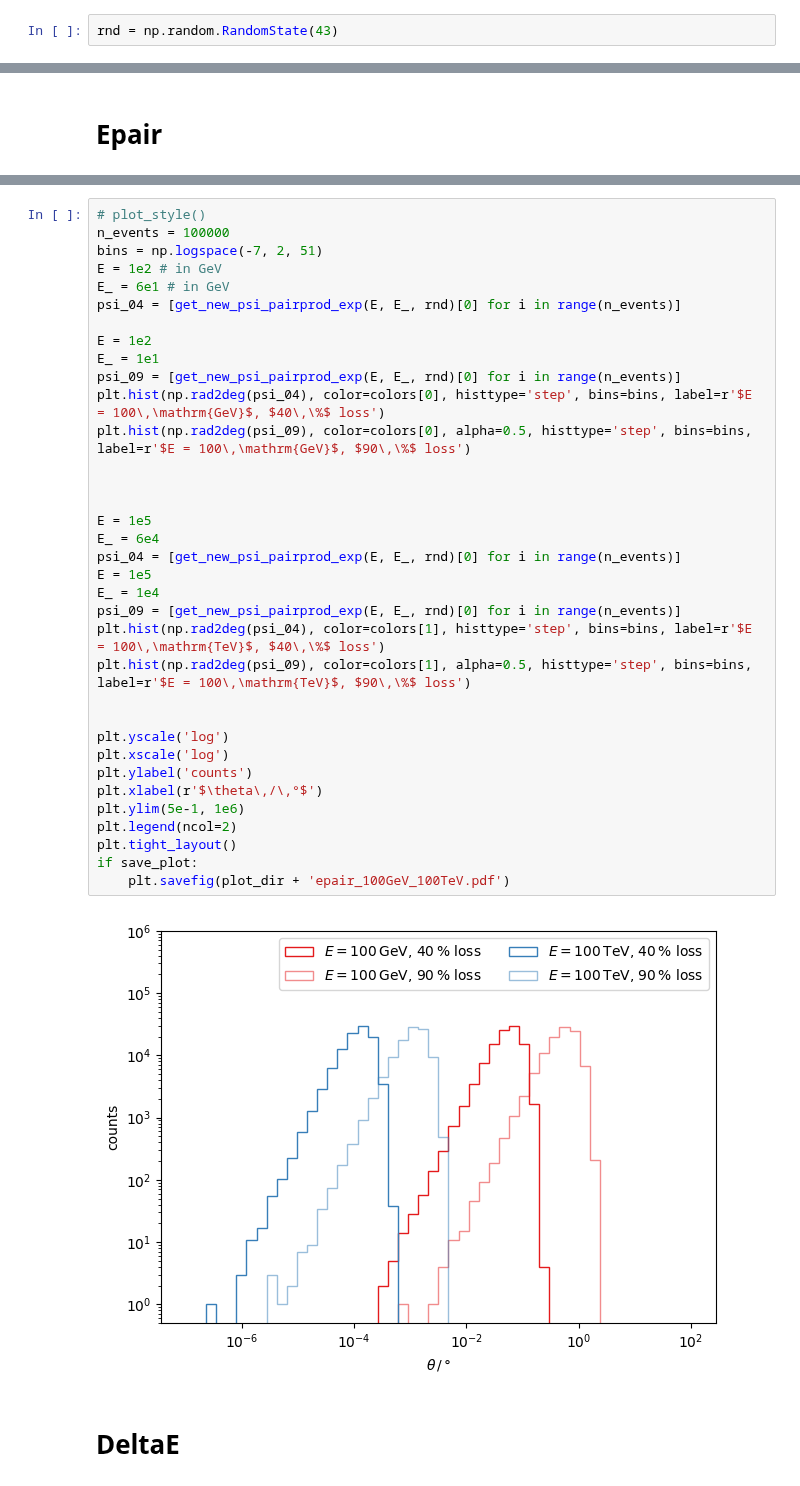
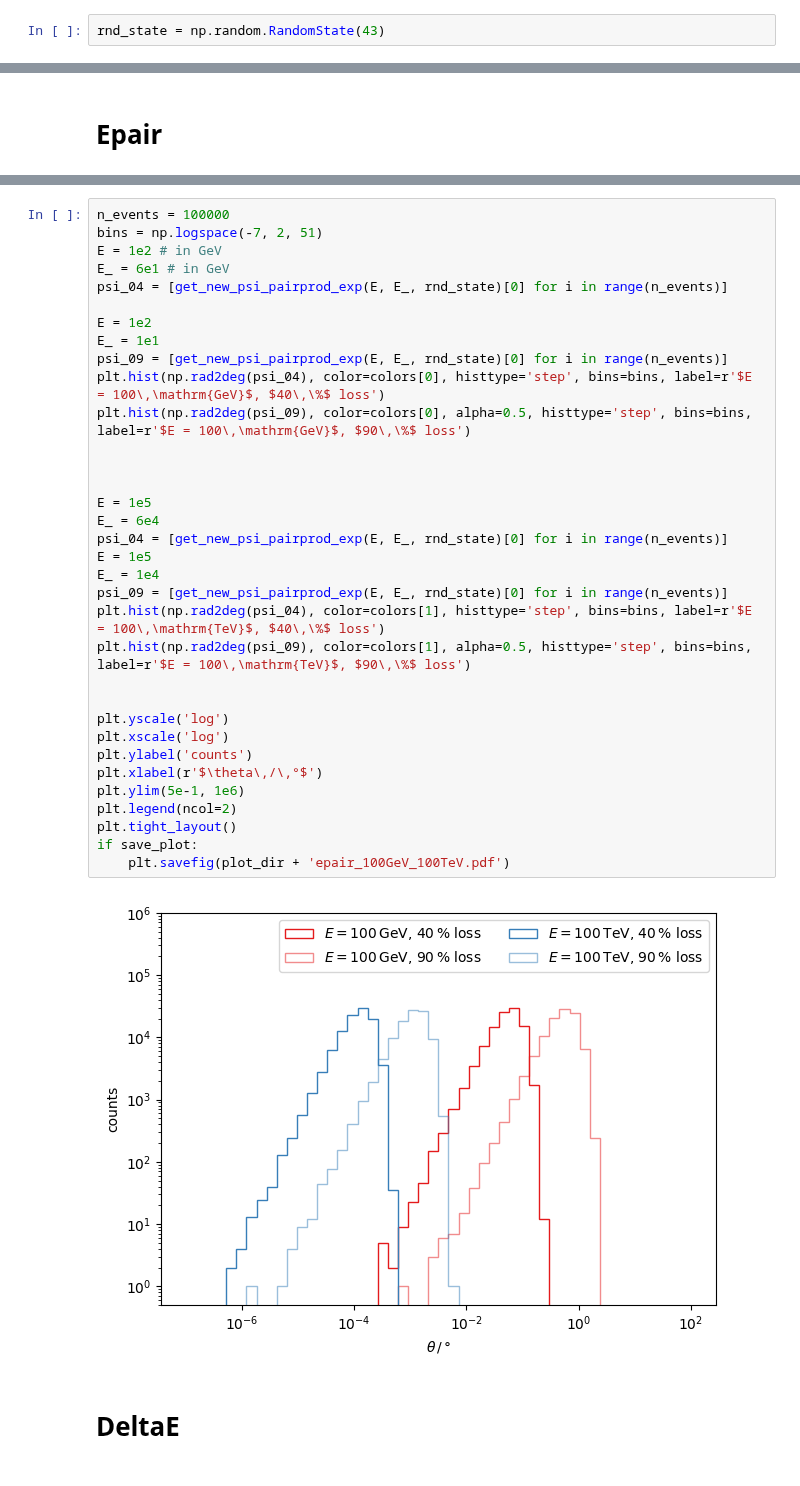
Before and after one commit to pascalgutjahr/muon-deflection-paper, a Jupyter notebook: deflection/deflection_parametrizations/sample_angles.ipynb, the cells around one changed output, grey strips where cells are left out. Cells and saved outputs as stored; diff of their text form.

```diff
--- a/deflection/deflection_parametrizations/sample_angles.ipynb
+++ b/deflection/deflection_parametrizations/sample_angles.ipynb
@@ -16,7 +17,7 @@ os.system('mkdir -p {}'.format(df_dir))
 # %% [output]
 0
 # %%
-rnd = np.random.RandomState(43)
+rnd_state = np.random.RandomState(43)
 # %%
 colors = cm.Set1(np.linspace(0, 1, 9))
 # %% [markdown]
@@ -44,40 +45,39 @@ print(theta)
 # %%
-# plot_style()
 n_events = 100000
 bins = np.logspace(-7, 2, 51)
 E = 1e2 # in GeV
 E_ = 6e1 # in GeV
-psi_04 = [get_new_psi_pairprod_exp(E, E_, rnd)[0] for i in range(n_events)]
+psi_04 = [get_new_psi_pairprod_exp(E, E_, rnd_state)[0] for i in range(n_events)]
 
 E = 1e2
 E_ = 1e1
-psi_09 = [get_new_psi_pairprod_exp(E, E_, rnd)[0] for i in range(n_events)]
+psi_09 = [get_new_psi_pairprod_exp(E, E_, rnd_state)[0] for i in range(n_events)]
 plt.hist(np.rad2deg(psi_04), color=colors[0], histtype='step', bins=bins, label=r'$E = 100\,\mathrm{GeV}$, $40\,\%$ loss')
 plt.hist(np.rad2deg(psi_09), color=colors[0], alpha=0.5, histtype='step', bins=bins, label=r'$E = 100\,\mathrm{GeV}$, $90\,\%$ loss')
 
 
 
 E = 1e5
 E_ = 6e4
-psi_04 = [get_new_psi_pairprod_exp(E, E_, rnd)[0] for i in range(n_events)]
+psi_04 = [get_new_psi_pairprod_exp(E, E_, rnd_state)[0] for i in range(n_events)]
 E = 1e5
 E_ = 1e4
-psi_09 = [get_new_psi_pairprod_exp(E, E_, rnd)[0] for i in range(n_events)]
+psi_09 = [get_new_psi_pairprod_exp(E, E_, rnd_state)[0] for i in range(n_events)]
 plt.hist(np.rad2deg(psi_04), color=colors[1], histtype='step', bins=bins, label=r'$E = 100\,\mathrm{TeV}$, $40\,\%$ loss')
 plt.hist(np.rad2deg(psi_09), color=colors[1], alpha=0.5, histtype='step', bins=bins, label=r'$E = 100\,\mathrm{TeV}$, $90\,\%$ loss')
 
 
 plt.yscale('log')
 plt.xscale('log')
 plt.ylabel('counts')
 plt.xlabel(r'$\theta\,/\,°$')
 plt.ylim(5e-1, 1e6)
 plt.legend(ncol=2)
 plt.tight_layout()
 if save_plot:
     plt.savefig(plot_dir + 'epair_100GeV_100TeV.pdf')
 # %% [output]
-[figure, old version]
+[figure, new version]
 # %% [markdown]
 # DeltaE
 # %%
```
Also changed, not shown: parts of 14 cells of this notebook, 9 other files.
